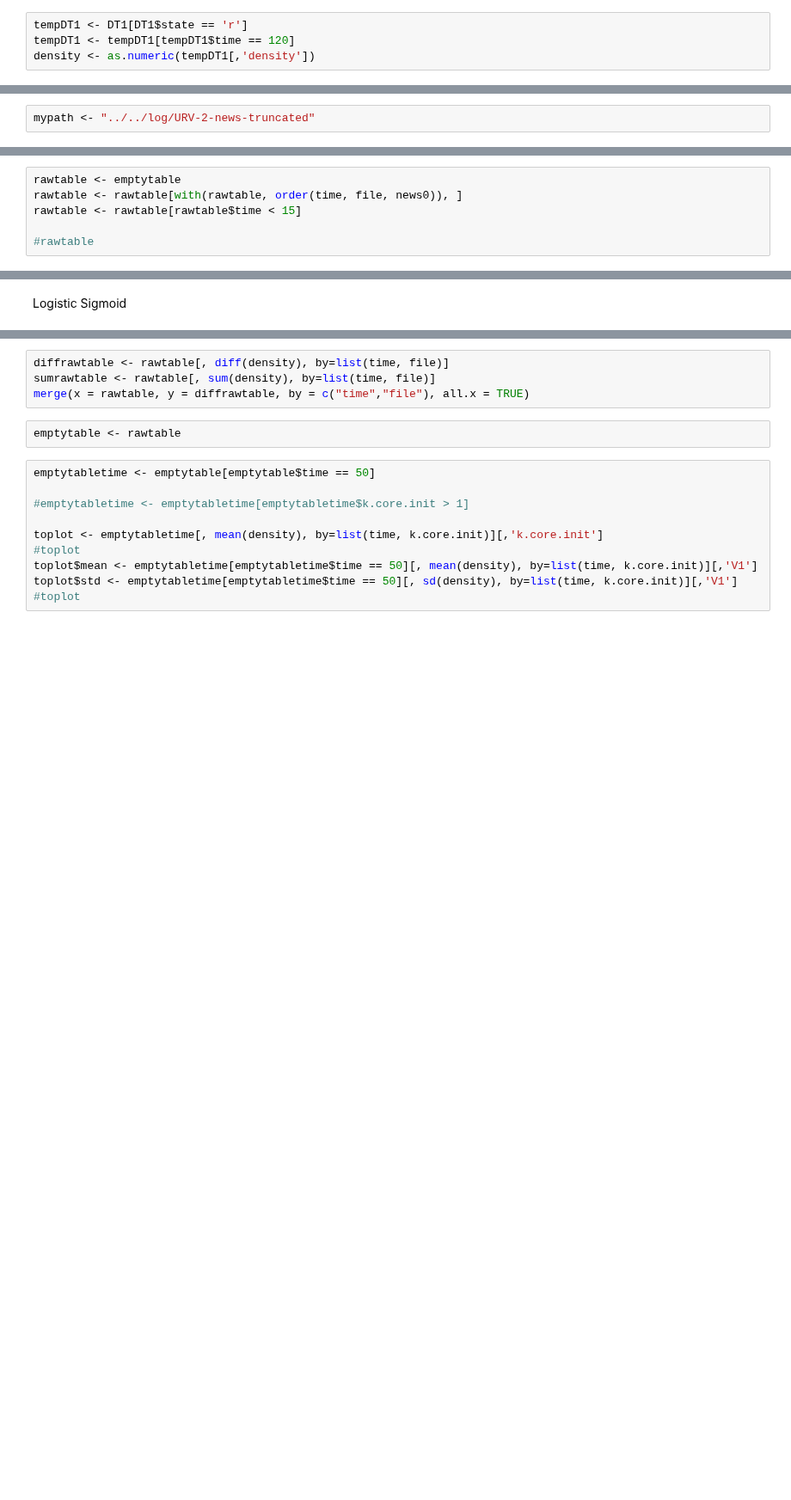
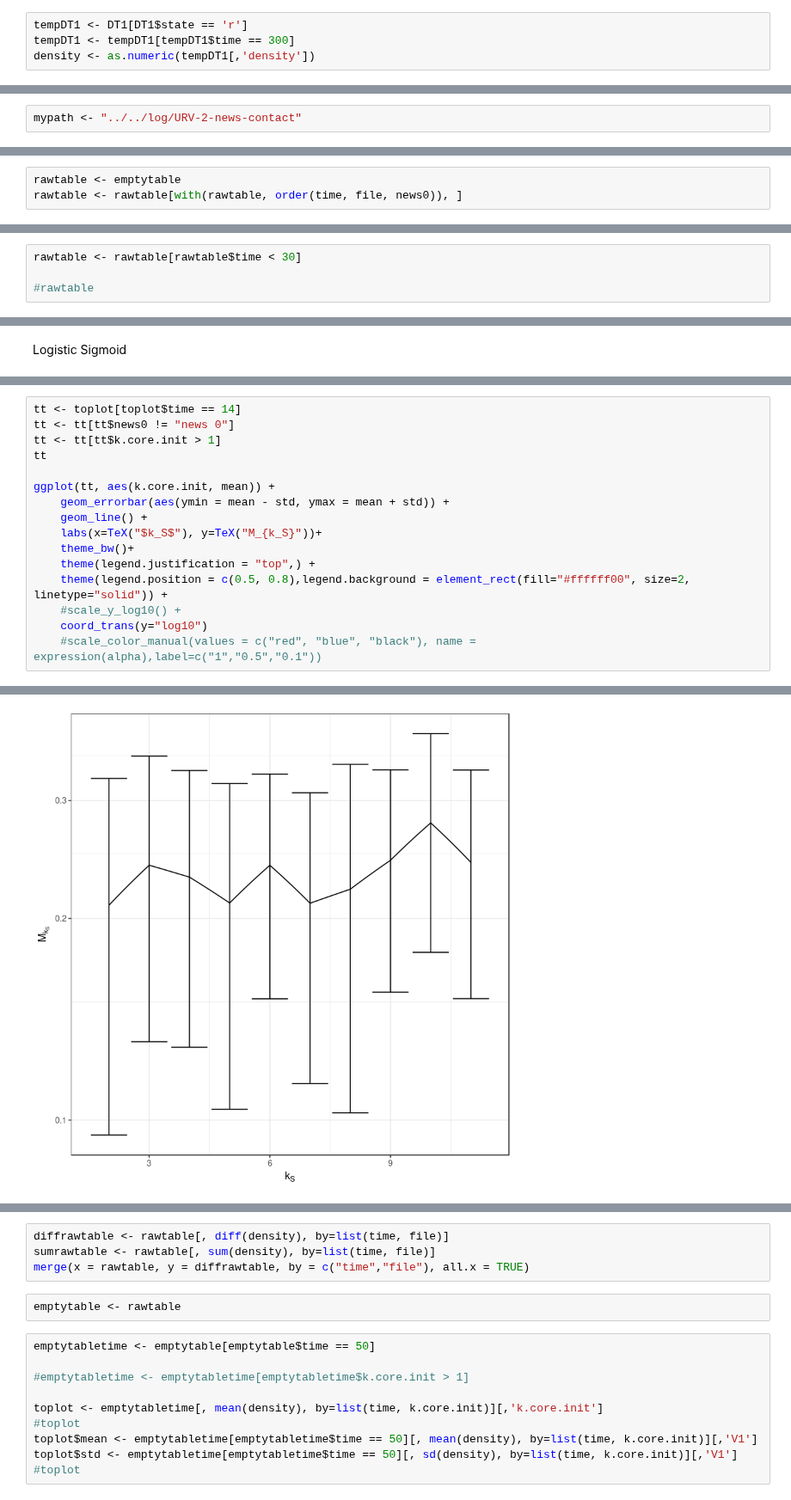
Before and after one commit to BFSteam/memory, a Jupyter notebook: jup/Untitled Folder/Untitled1.ipynb, the cells around one changed output, grey strips where cells are left out. Shown at 86% size. Drawn from its saved outputs; the diff is of its cells as text; blank space fills up the shorter version.

```diff
--- a/jup/Untitled Folder/Untitled1.ipynb
+++ b/jup/Untitled Folder/Untitled1.ipynb
@@ -64,7 +87,7 @@ DT1$'agent.init' <- agent
 DT1$'k.core.init' <- kcore
 # %%
 tempDT1 <- DT1[DT1$state == 'r']
-tempDT1 <- tempDT1[tempDT1$time == 120]
+tempDT1 <- tempDT1[tempDT1$time == 300]
 density <- as.numeric(tempDT1[,'density'])
 # %%
 DT1 = DT1[DT1$state == 'r']
@@ -78,7 +101,7 @@ N_AGENTS <- 1134
 # %%
 N_AGENTS <- 12625
 # %%
-mypath <- "../../log/URV-2-news-truncated"
+mypath <- "../../log/URV-2-news-contact"
 # %%
 #mypath <- "/home/nik/ProvaEmailcontacts2.5/ProvaEmailcontacts2.5"
 # %%
@@ -359,6 +382,3 @@ for (i in lista){
 # %%
 rawtable <- emptytable
 rawtable <- rawtable[with(rawtable, order(time, file, news0)), ]
-rawtable <- rawtable[rawtable$time < 15]
-
-#rawtable
@@ -365,3 +387,7 @@ rawtable <- rawtable[rawtable$time < 15]
+# %%
+rawtable <- rawtable[rawtable$time < 30]
+
+#rawtable
 # %%
 toplot <- rawtable[, mean(density), by=list(time, news0, k.core.init, sym)][,c('time', 'news0', 'k.core.init', 'sym')]
 #toplot
@@ -489,0 +576,17 @@ for (i in 2:11){
+# %%
+tt <- toplot[toplot$time == 14]
+tt <- tt[tt$news0 != "news 0"]
+tt <- tt[tt$k.core.init > 1]
+tt
+
+ggplot(tt, aes(k.core.init, mean)) +
+    geom_errorbar(aes(ymin = mean - std, ymax = mean + std)) +
+    geom_line() +
+    labs(x=TeX("$k_S$"), y=TeX("M_{k_S}"))+
+    theme_bw()+
+    theme(legend.justification = "top",) +
+    theme(legend.position = c(0.5, 0.8),legend.background = element_rect(fill="#ffffff00", size=2, linetype="solid")) +
+    #scale_y_log10() +
+    coord_trans(y="log10")
+    #scale_color_manual(values = c("red", "blue", "black"), name = expression(alpha),label=c("1","0.5","0.1"))
+# %% [output]
@@ -489,0 +604 @@ for (i in 2:11){
+[figure, added]
```
Also changed, not shown: parts of 30 cells of this notebook, 1 other file.
